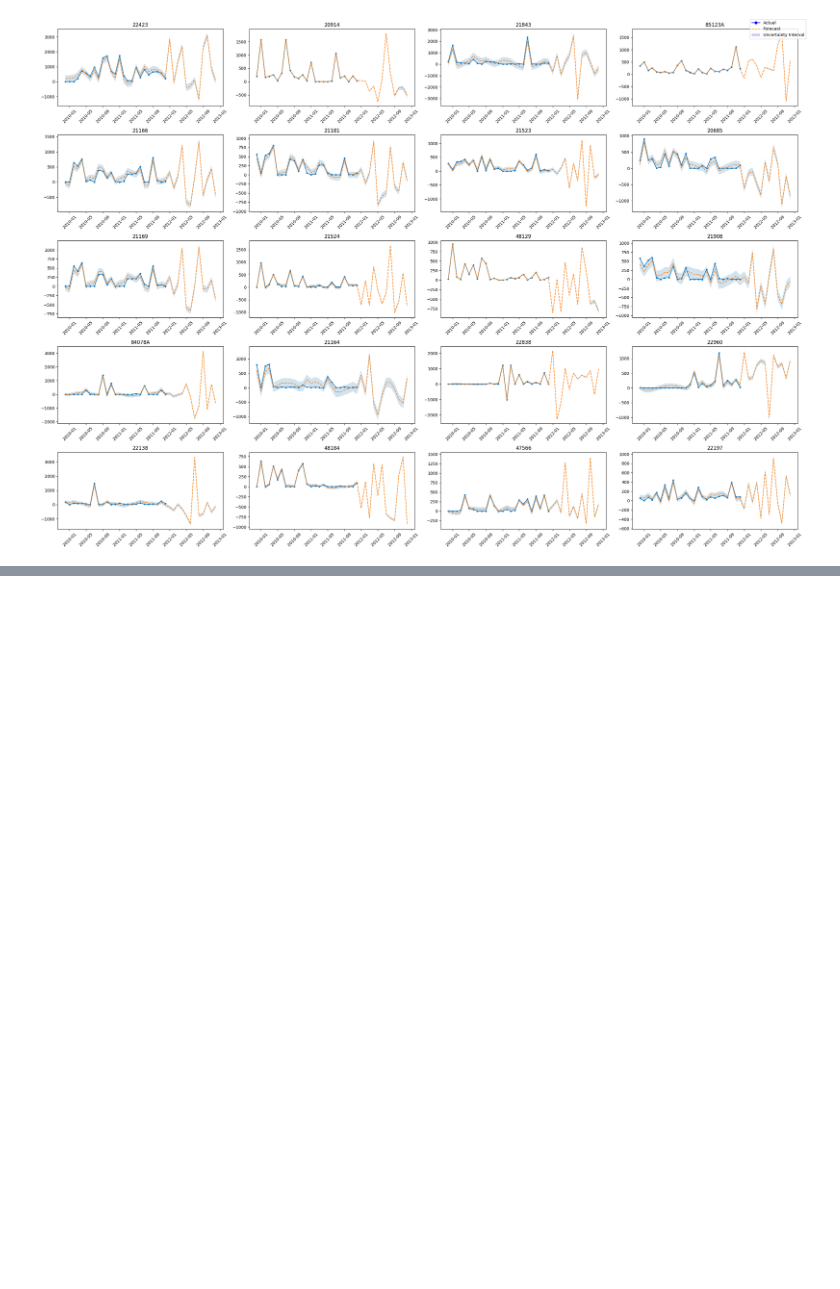
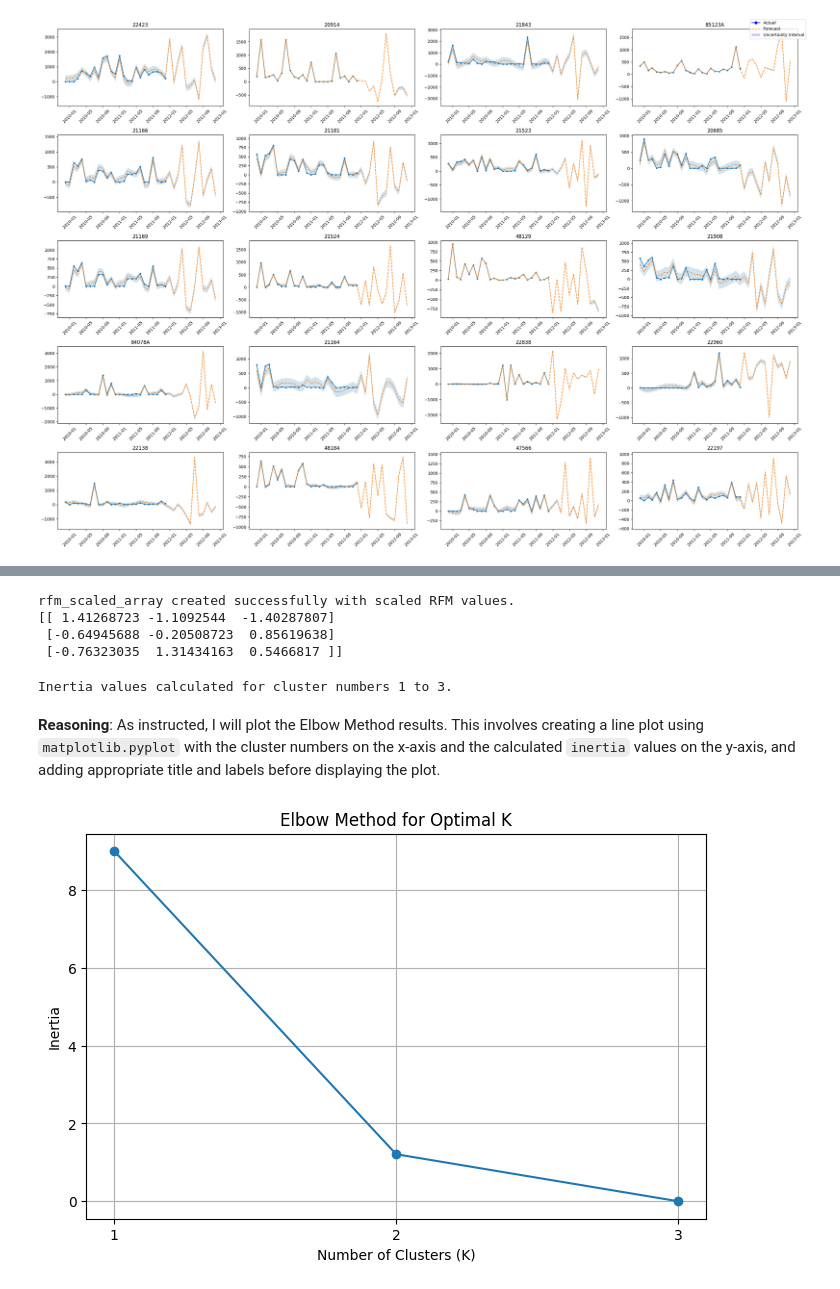
Before and after one commit to Ri-Dearg/ca2-market-retail, a Jupyter notebook: ca2-market-retail.ipynb, the cells around one changed output, grey strips where cells are left out. Cells and saved outputs as stored; diff of their text form; code cells hidden in the pictures; blank space fills up the shorter version.

Commit message:
feat: 🧐 Import Alex' customer analysis

```diff
--- a/ca2-market-retail.ipynb
+++ b/ca2-market-retail.ipynb
@@ -1332,0 +1343,3 @@ plt.show()
+# %%
+analysis_date = pd.to_datetime('2012-01-01')
+print(f'Analysis date for RFM calculation: {analysis_date}')
@@ -1332,0 +1382,6 @@ plt.show()
+# %%
+rfm_scaled = rfm_df[['Recency', 'Frequency', 'Monetary']].copy()
+print(
+    "rfm_scaled DataFrame created successfully with 'Recency', 'Frequency', and 'Monetary' columns."
+)
+rfm_scaled.head()
@@ -1332,0 +1394,37 @@ plt.show()
+# %%
+scaler = StandardScaler()
+rfm_scaled_array = scaler.fit_transform(rfm_scaled)
+print('rfm_scaled_array created successfully with scaled RFM values.')
+print(rfm_scaled_array[:5])
+# %% [output]
+rfm_scaled_array created successfully with scaled RFM values.
+[[ 1.41268723 -1.1092544  -1.40287807]
+ [-0.64945688 -0.20508723  0.85619638]
+ [-0.76323035  1.31434163  0.5466817 ]]
+# %%
+inertia = []
+
+for i in range(1, len(rfm_scaled_array) + 1):
+    kmeans = KMeans(n_clusters=i, random_state=42, n_init='auto')
+    kmeans.fit(rfm_scaled_array)
+    inertia.append(kmeans.inertia_)
+
+print(
+    f'Inertia values calculated for cluster numbers 1 to {len(rfm_scaled_array)}.'
+)
+# %% [output]
+Inertia values calculated for cluster numbers 1 to 3.
+# %% [markdown]
+**Reasoning**:
+As instructed, I will plot the Elbow Method results. This involves creating a line plot using `matplotlib.pyplot` with the cluster numbers on the x-axis and the calculated `inertia` values on the y-axis, and adding appropriate title and labels before displaying the plot.
+# %%
+plt.figure(figsize=(8, 5))
+plt.plot(range(1, len(rfm_scaled_array) + 1), inertia, marker='o')
+plt.title('Elbow Method for Optimal K')
+plt.xlabel('Number of Clusters (K)')
+plt.ylabel('Inertia')
+plt.xticks(range(1, len(rfm_scaled_array) + 1))
+plt.grid(True)
+plt.show()
+# %% [output]
+[figure, added]
```
Also changed, not shown: parts of 14 cells of this notebook.
